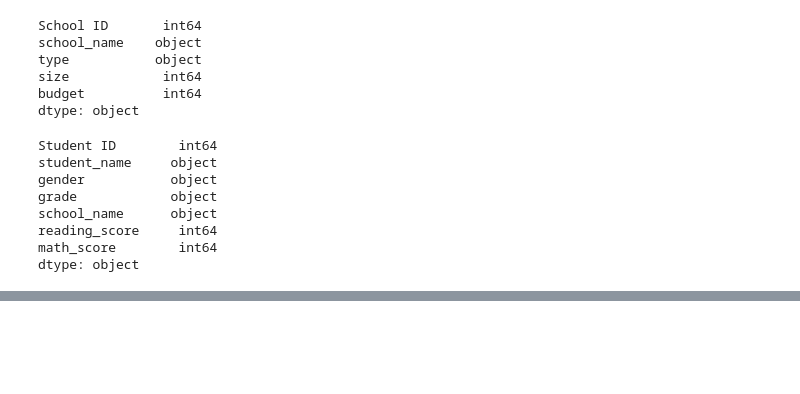
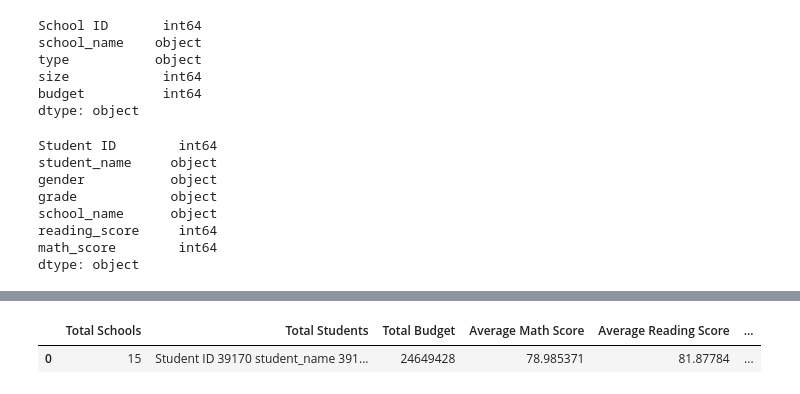
Before and after one commit to Ninasimonee/School_District_Analysis, a Jupyter notebook: PyCitySchools.ipynb, the cells around one changed output, grey strips where cells are left out. Saved outputs shown, nothing was run; the diff lists cells and outputs as text; code cells hidden in the pictures; blank space fills up the shorter version.

Commit message:
district summary complete.

```diff
--- a/PyCitySchools.ipynb
+++ b/PyCitySchools.ipynb
@@ -187,0 +233,4 @@ student_data_df
+# %%
+# Calculate the average math score.
+average_math_score = school_data_complete_df["math_score"].mean()
+average_math_score
@@ -187,0 +309,4 @@ student_data_df
+# %%
+# Calculate the overall passing percentage.
+overall_passing_percentage = overall_passing_math_reading_count / student_count * 100
+overall_passing_percentage
@@ -187,0 +326,13 @@ student_data_df
+# %%
+# Adding a list of values with keys to create a new DataFrame.
+district_summary_df = pd.DataFrame(
+          [{"Total Schools": school_count,
+          "Total Students": student_count,
+          "Total Budget": total_budget,
+          "Average Math Score": average_math_score,
+          "Average Reading Score": average_reading_score,
+           "% Overall Passing": overall_passing_percentage}])
+district_summary_df
+# %% [output]
+|  | Total Schools | Total Students | Total Budget | Average Math Score | Average Reading Score | ... |
+| 0 | 15 | Student ID 39170 student_name 391... | 24649428 | 78.985371 | 81.87784 | ... |
```
Also changed, not shown: parts of 19 cells of this notebook, 2 other files.
